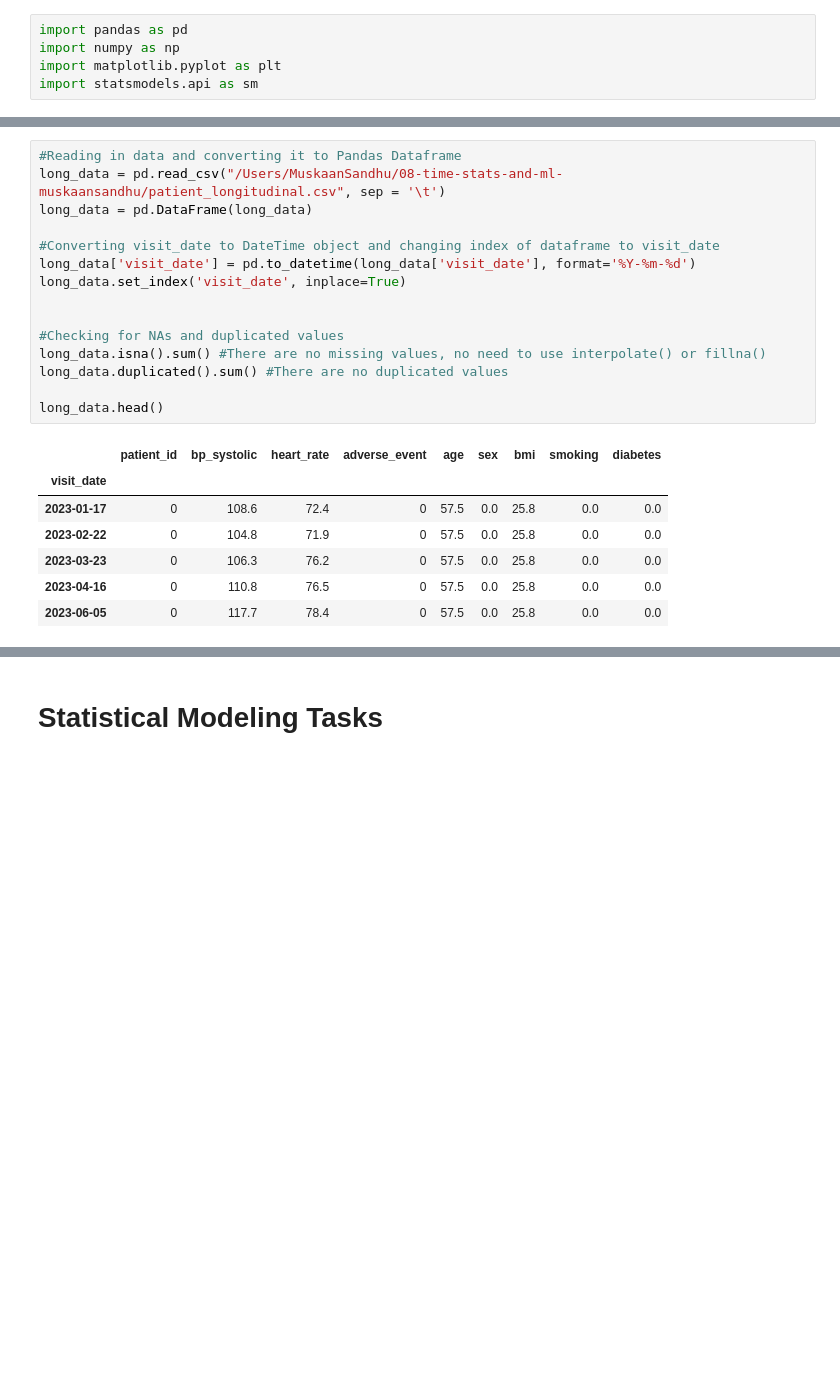
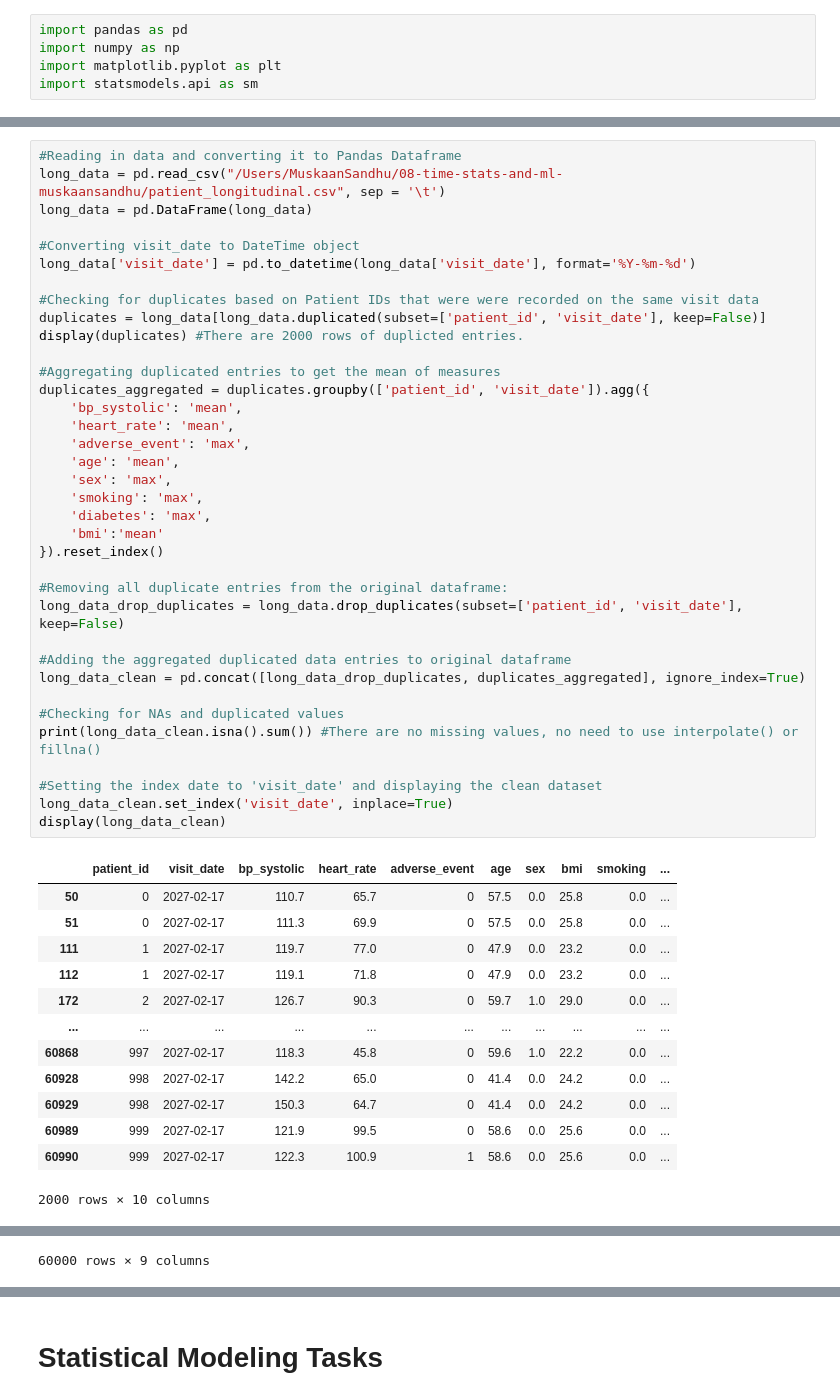
Before and after one commit to UCSF-DataSci/08-time-stats-and-ml-muskaansandhu, a Jupyter notebook: modeling.ipynb, the cells around one changed output, grey strips where cells are left out. Saved outputs shown, nothing was run; the diff lists cells and outputs as text; blank space fills up the shorter version.

```diff
--- a/modeling.ipynb
+++ b/modeling.ipynb
@@ -19,23 +19,50 @@ import statsmodels.api as sm
 # %%
 #Reading in data and converting it to Pandas Dataframe
 long_data = pd.read_csv("/Users/MuskaanSandhu/08-time-stats-and-ml-muskaansandhu/patient_longitudinal.csv", sep = '\t')
 long_data = pd.DataFrame(long_data)
 
-#Converting visit_date to DateTime object and changing index of dataframe to visit_date
+#Converting visit_date to DateTime object
 long_data['visit_date'] = pd.to_datetime(long_data['visit_date'], format='%Y-%m-%d')
-long_data.set_index('visit_date', inplace=True)
 
+#Checking for duplicates based on Patient IDs that were were recorded on the same visit data
+duplicates = long_data[long_data.duplicated(subset=['patient_id', 'visit_date'], keep=False)]
+display(duplicates) #There are 2000 rows of duplicted entries.
+
+#Aggregating duplicated entries to get the mean of measures
+duplicates_aggregated = duplicates.groupby(['patient_id', 'visit_date']).agg({
+    'bp_systolic': 'mean',
+    'heart_rate': 'mean',
+    'adverse_event': 'max',
+    'age': 'mean',
+    'sex': 'max',
+    'smoking': 'max',
+    'diabetes': 'max',
+    'bmi':'mean'
+}).reset_index()
+
+#Removing all duplicate entries from the original dataframe:
+long_data_drop_duplicates = long_data.drop_duplicates(subset=['patient_id', 'visit_date'], keep=False)
+
+#Adding the aggregated duplicated data entries to original dataframe
+long_data_clean = pd.concat([long_data_drop_duplicates, duplicates_aggregated], ignore_index=True)
 
 #Checking for NAs and duplicated values
-long_data.isna().sum() #There are no missing values, no need to use interpolate() or fillna()
-long_data.duplicated().sum() #There are no duplicated values
+print(long_data_clean.isna().sum()) #There are no missing values, no need to use interpolate() or fillna()
 
-long_data.head()
+#Setting the index date to 'visit_date' and displaying the clean dataset
+long_data_clean.set_index('visit_date', inplace=True)
+display(long_data_clean)
 # %% [output]
-|  | patient_id | bp_systolic | heart_rate | adverse_event | age | sex | bmi | smoking | diabetes |
-| visit_date |  |  |  |  |  |  |  |  |  |
-| 2023-01-17 | 0 | 108.6 | 72.4 | 0 | 57.5 | 0.0 | 25.8 | 0.0 | 0.0 |
-| 2023-02-22 | 0 | 104.8 | 71.9 | 0 | 57.5 | 0.0 | 25.8 | 0.0 | 0.0 |
-| 2023-03-23 | 0 | 106.3 | 76.2 | 0 | 57.5 | 0.0 | 25.8 | 0.0 | 0.0 |
-| 2023-04-16 | 0 | 110.8 | 76.5 | 0 | 57.5 | 0.0 | 25.8 | 0.0 | 0.0 |
-| 2023-06-05 | 0 | 117.7 | 78.4 | 0 | 57.5 | 0.0 | 25.8 | 0.0 | 0.0 |
+|  | patient_id | visit_date | bp_systolic | heart_rate | adverse_event | age | sex | bmi | smoking | ... |
+| 50 | 0 | 2027-02-17 | 110.7 | 65.7 | 0 | 57.5 | 0.0 | 25.8 | 0.0 | ... |
+| 51 | 0 | 2027-02-17 | 111.3 | 69.9 | 0 | 57.5 | 0.0 | 25.8 | 0.0 | ... |
+| 111 | 1 | 2027-02-17 | 119.7 | 77.0 | 0 | 47.9 | 0.0 | 23.2 | 0.0 | ... |
+| 112 | 1 | 2027-02-17 | 119.1 | 71.8 | 0 | 47.9 | 0.0 | 23.2 | 0.0 | ... |
+| 172 | 2 | 2027-02-17 | 126.7 | 90.3 | 0 | 59.7 | 1.0 | 29.0 | 0.0 | ... |
+| ... | ... | ... | ... | ... | ... | ... | ... | ... | ... | ... |
+| 60868 | 997 | 2027-02-17 | 118.3 | 45.8 | 0 | 59.6 | 1.0 | 22.2 | 0.0 | ... |
+| 60928 | 998 | 2027-02-17 | 142.2 | 65.0 | 0 | 41.4 | 0.0 | 24.2 | 0.0 | ... |
+| 60929 | 998 | 2027-02-17 | 150.3 | 64.7 | 0 | 41.4 | 0.0 | 24.2 | 0.0 | ... |
+| 60989 | 999 | 2027-02-17 | 121.9 | 99.5 | 0 | 58.6 | 0.0 | 25.6 | 0.0 | ... |
+| 60990 | 999 | 2027-02-17 | 122.3 | 100.9 | 1 | 58.6 | 0.0 | 25.6 | 0.0 | ... |
+2000 rows × 10 columns
@@ -42 +93,2 @@ long_data.head()
+60000 rows × 9 columns
 # %% [markdown]
```
Also changed, not shown: parts of 14 cells of this notebook.
